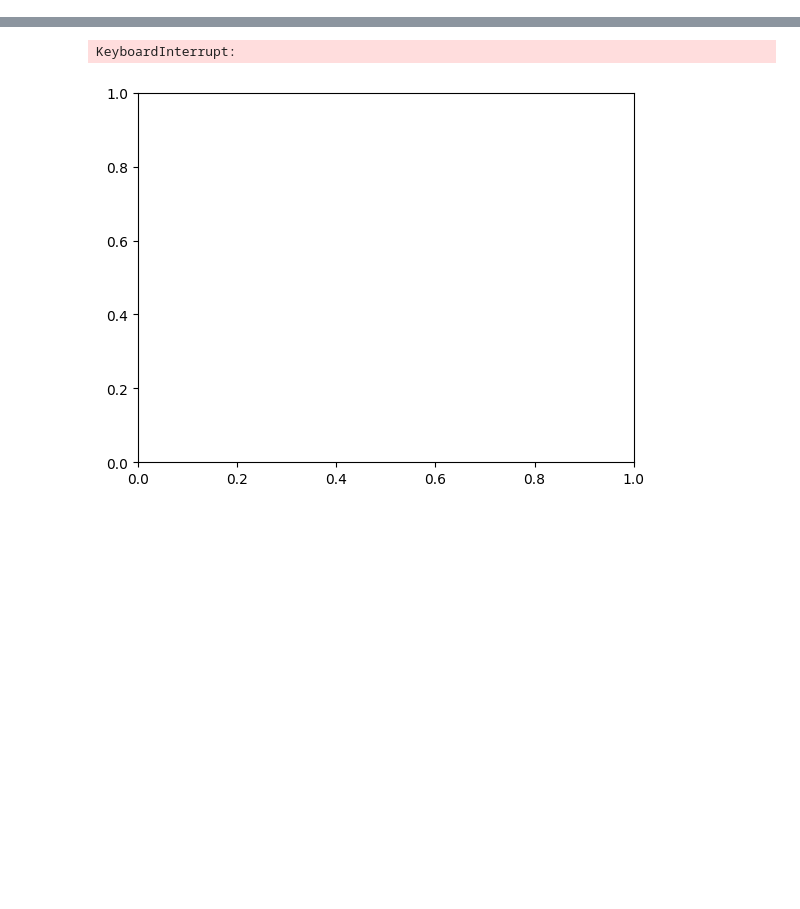
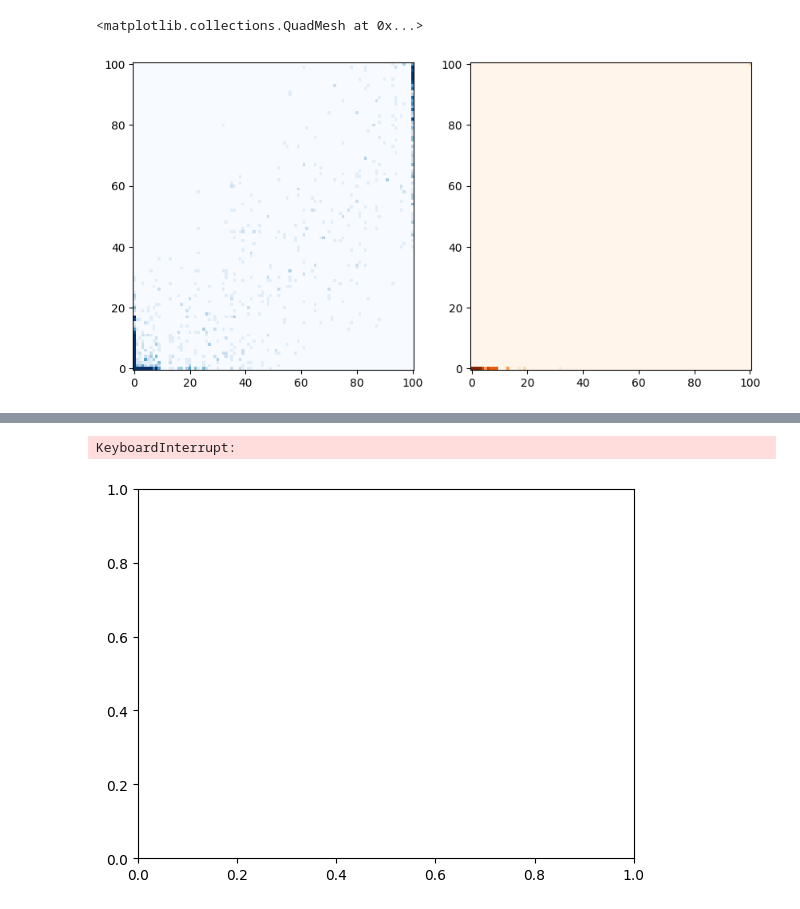
Before and after one commit to nicolaimpe/viirsnow, a Jupyter notebook: notebooks/scatter_plot.ipynb, the cells around one changed output, grey strips where cells are left out. Drawn from its saved outputs; the diff is of its cells as text; code cells hidden in the pictures; blank space fills up the shorter version.

Commit message:
scatter module written and tested

```diff
--- a/notebooks/scatter_plot.ipynb
+++ b/notebooks/scatter_plot.ipynb
@@ -0,0 +1,10 @@
+# %%
+import xarray as xr
+import matplotlib.pyplot as plt
+from products.plot_settings import METEOFRANCE_VAR_NAME,NASA_L3_VAR_NAME,NASA_PSEUDO_L3_VAR_NAME
+analysis_type='scatter'
+analysis_folder = f'/home/imperatoren/work/VIIRS_S2_comparison/viirsnow/output_folder/version_3/analyses/{analysis_type}'
+mf_metrics_ds = xr.open_dataset(f"{analysis_folder}/{analysis_type}_WY_2023_2024_SNPP_meteofrance_l3_res_375m_short.nc", decode_cf=True)
+nasa_l3_metrics_ds = xr.open_dataset(f"{analysis_folder}/{analysis_type}_WY_2023_2024_SNPP_nasa_l3_res_375m_short.nc", decode_cf=True)
+nasa_pseudo_l3_metrics_ds = xr.open_dataset(f"{analysis_folder}/{analysis_type}_WY_2023_2024_SNPP_nasa_pseudo_l3_res_375m_short.nc", decode_cf=True)
+analyses_dict = {METEOFRANCE_VAR_NAME: mf_metrics_ds, NASA_PSEUDO_L3_VAR_NAME: nasa_pseudo_l3_metrics_ds, NASA_L3_VAR_NAME: nasa_l3_metrics_ds}
@@ -0,0 +26,10 @@
+# %%
+import numpy as np
+fig,ax =plt.subplots(1,2, figsize=(10,5))
+reduced_alps = nasa_l3_metrics_ds.sel(sub_roi=5,ref_bins=slice(0,101)).sum(dim=('time','forest_mask','aspect_bins')).data_vars['n_occurrences']
+reduced_pyr = nasa_l3_metrics_ds.sel(sub_roi=6,ref_bins=slice(0,101)).sum(dim=('time','forest_mask','aspect_bins')).data_vars['n_occurrences']
+ax[0].pcolormesh(reduced_alps.ref_bins, reduced_alps.test_bins, reduced_alps,vmin=1, vmax=10, cmap='Blues')
+ax[1].pcolormesh(reduced_pyr.ref_bins, reduced_pyr.test_bins, reduced_pyr,vmin=1, vmax=10, cmap='Oranges')
+# %% [output]
+<matplotlib.collections.QuadMesh at 0x...>
+[figure, added]
```
Also changed, not shown: parts of 5 cells of this notebook, 1 other file.
